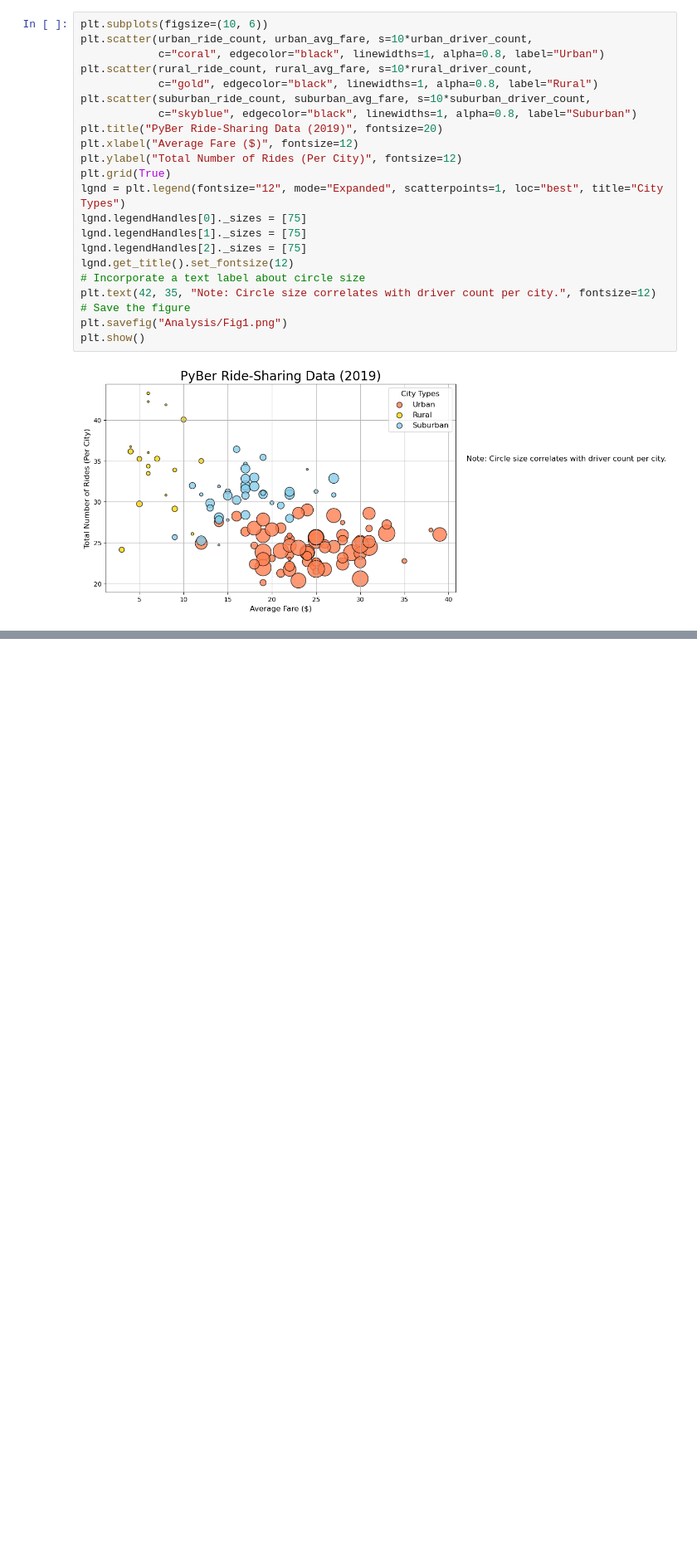
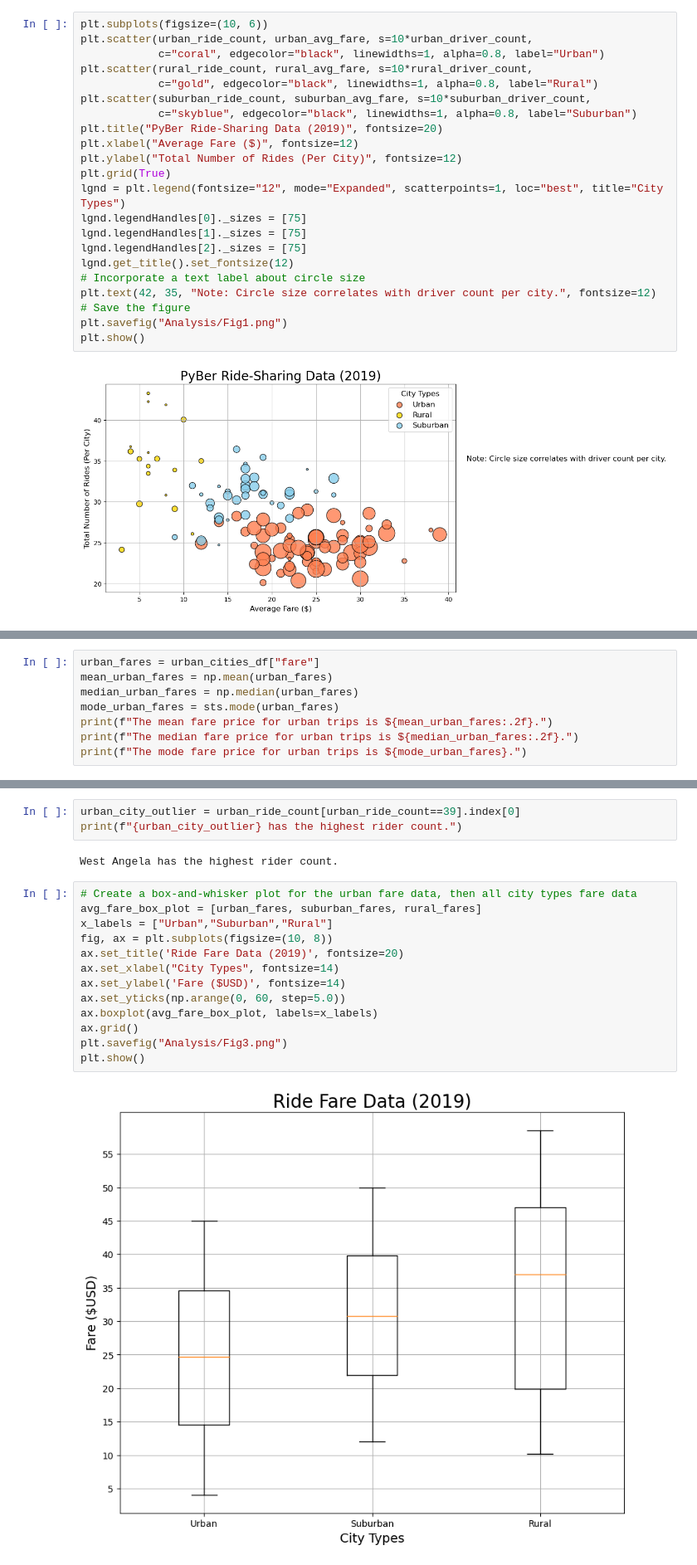
Before and after one commit to btmeasles/PyBer_Analysis, a Jupyter notebook: Pyber.ipynb, the cells around one changed output, grey strips where cells are left out. Shown at 83% size. Saved outputs shown, nothing was run; the diff lists cells and outputs as text; blank space fills up the shorter version.

```diff
--- a/Pyber.ipynb
+++ b/Pyber.ipynb
@@ -118,0 +125,8 @@ plt.show()
+# %%
+urban_fares = urban_cities_df["fare"]
+mean_urban_fares = np.mean(urban_fares)
+median_urban_fares = np.median(urban_fares)
+mode_urban_fares = sts.mode(urban_fares)
+print(f"The mean fare price for urban trips is ${mean_urban_fares:.2f}.")
+print(f"The median fare price for urban trips is ${median_urban_fares:.2f}.")
+print(f"The mode fare price for urban trips is ${mode_urban_fares}.")
@@ -118,0 +214,20 @@ plt.show()
+# %%
+urban_city_outlier = urban_ride_count[urban_ride_count==39].index[0]
+print(f"{urban_city_outlier} has the highest rider count.")
+# %% [output]
+West Angela has the highest rider count.
+# %%
+# Create a box-and-whisker plot for the urban fare data, then all city types fare data
+avg_fare_box_plot = [urban_fares, suburban_fares, rural_fares]
+x_labels = ["Urban","Suburban","Rural"]
+fig, ax = plt.subplots(figsize=(10, 8))
+ax.set_title('Ride Fare Data (2019)', fontsize=20)
+ax.set_xlabel("City Types", fontsize=14)
+ax.set_ylabel('Fare ($USD)', fontsize=14)
+ax.set_yticks(np.arange(0, 60, step=5.0))
+ax.boxplot(avg_fare_box_plot, labels=x_labels)
+ax.grid()
+plt.savefig("Analysis/Fig3.png")
+plt.show()
+# %% [output]
+[figure, added]
```
Also changed, not shown: parts of 13 cells of this notebook, 4 other files.
